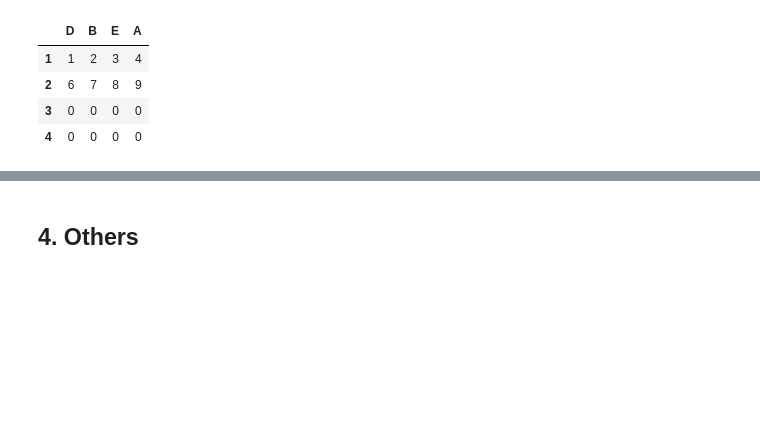
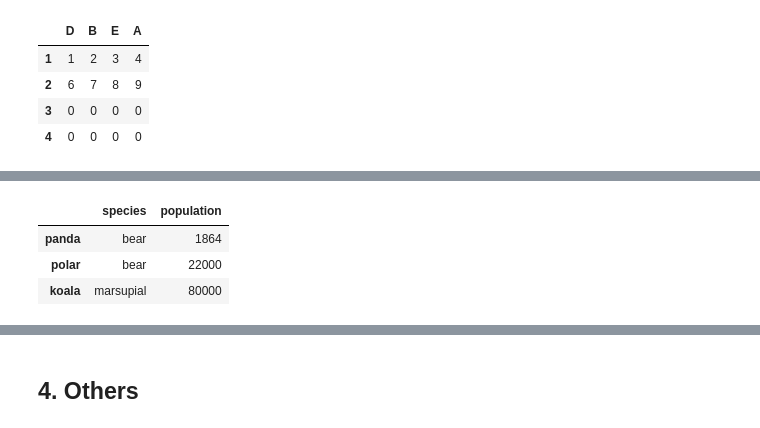
Before and after one commit to OnlyBelter/jupyter-note, a Jupyter notebook: pandas_basic/dataFrame.ipynb, the cells around one changed output, grey strips where cells are left out. Cells and saved outputs as stored; diff of their text form; code cells hidden in the pictures; blank space fills up the shorter version.

```diff
--- a/pandas_basic/dataFrame.ipynb
+++ b/pandas_basic/dataFrame.ipynb
@@ -534,0 +540,10 @@ df1.align(df2, axis=0, join='outer', fill_value=0)[0]
+# %%
+df = pd.DataFrame({'species': ['bear', 'bear', 'marsupial'],
+                   'population': [1864, 22000, 80000]},
+                   index=['panda', 'polar', 'koala'])
+df
+# %% [output]
+|  | species | population |
+| panda | bear | 1864 |
+| polar | bear | 22000 |
+| koala | marsupial | 80000 |
```
Also changed, not shown: parts of 3 cells of this notebook.
